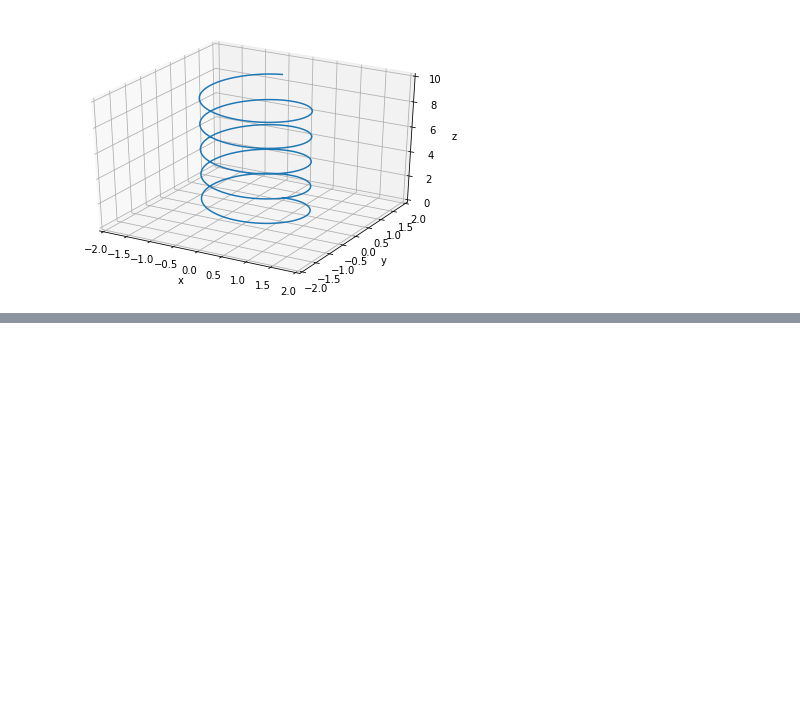
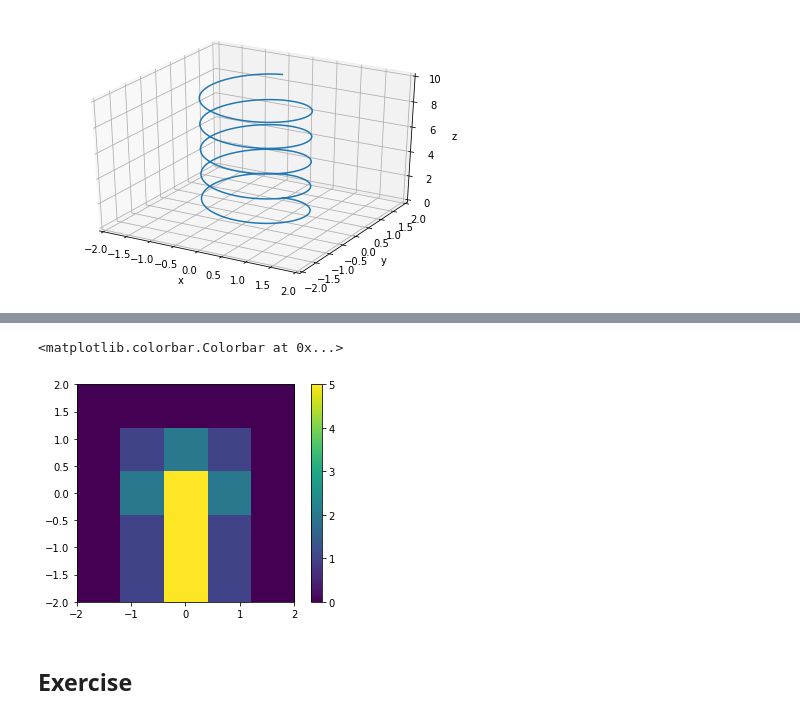
Before and after one commit to ImperialCollegeLondon/RCDS-plotting-in-python-with-matplotlib, a Jupyter notebook: Plotting Data with Two Dimensions.ipynb, the cells around one changed output, grey strips where cells are left out. Saved outputs shown, nothing was run; the diff lists cells and outputs as text; code cells hidden in the pictures; blank space fills up the shorter version.

```diff
--- a/Plotting Data with Two Dimensions.ipynb
+++ b/Plotting Data with Two Dimensions.ipynb
@@ -109,0 +161,20 @@ ax.plot3D(xdata, ydata, zdata)
+# %%
+import matplotlib.pyplot as plt
+
+# Create the set of values
+values = [[0, 0, 0, 0, 0], [0, 1, 2, 1, 0], [0, 2, 5, 2, 0], [0, 1, 5, 1, 0], [0, 1, 5, 1, 0]]
+
+# Create the figure and axes
+fig = plt.figure()
+ax = plt.axes()
+
+# Define the axes
+extent = [-2, 2, -2, 2]
+
+im = ax.imshow(values, extent=extent)
+plt.colorbar(im)
+# %% [output]
+<matplotlib.colorbar.Colorbar at 0x...>
+[figure, added]
+# %% [markdown]
+## Exercise
```
Also changed, not shown: parts of 5 cells of this notebook, 1 other file.
